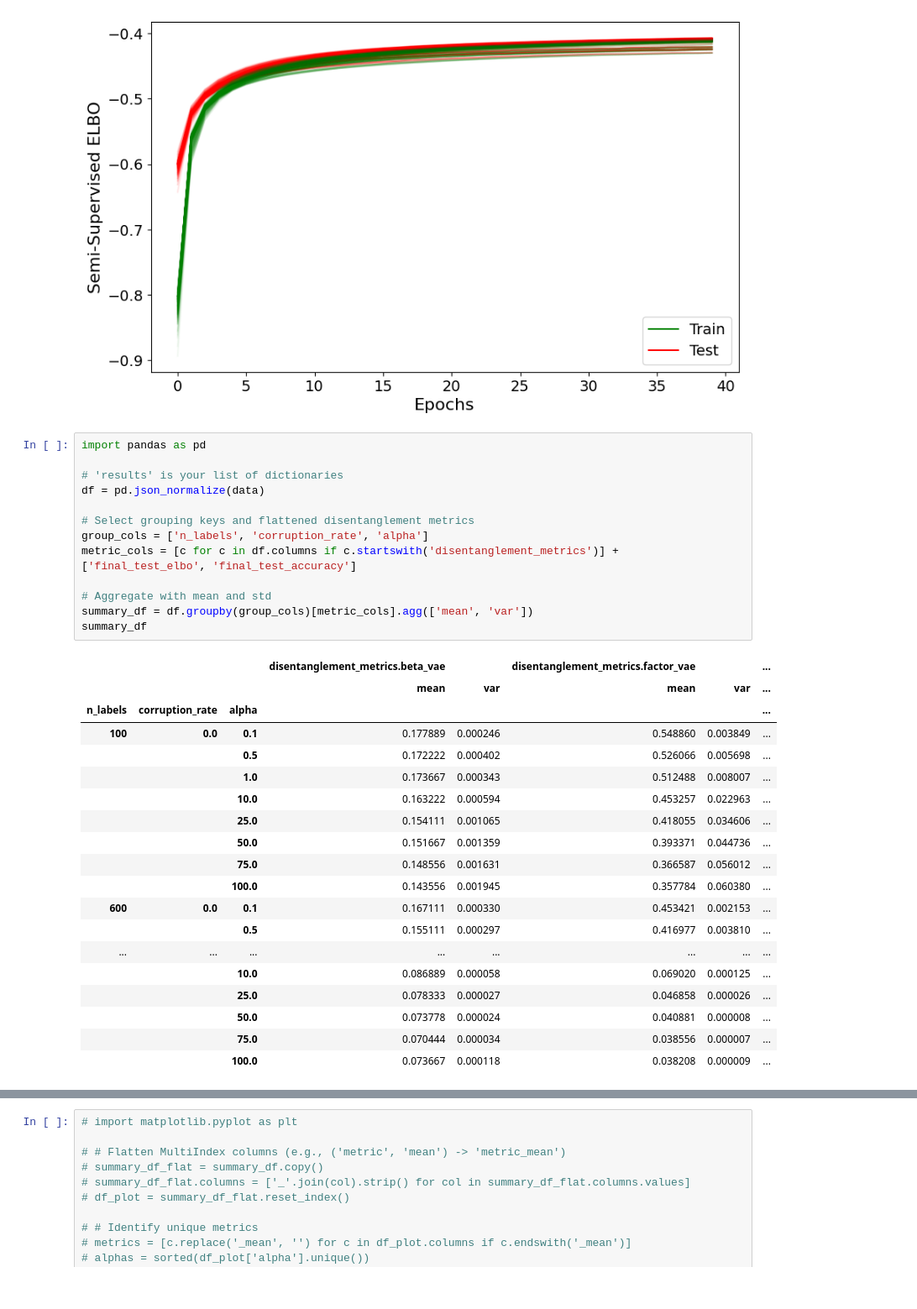
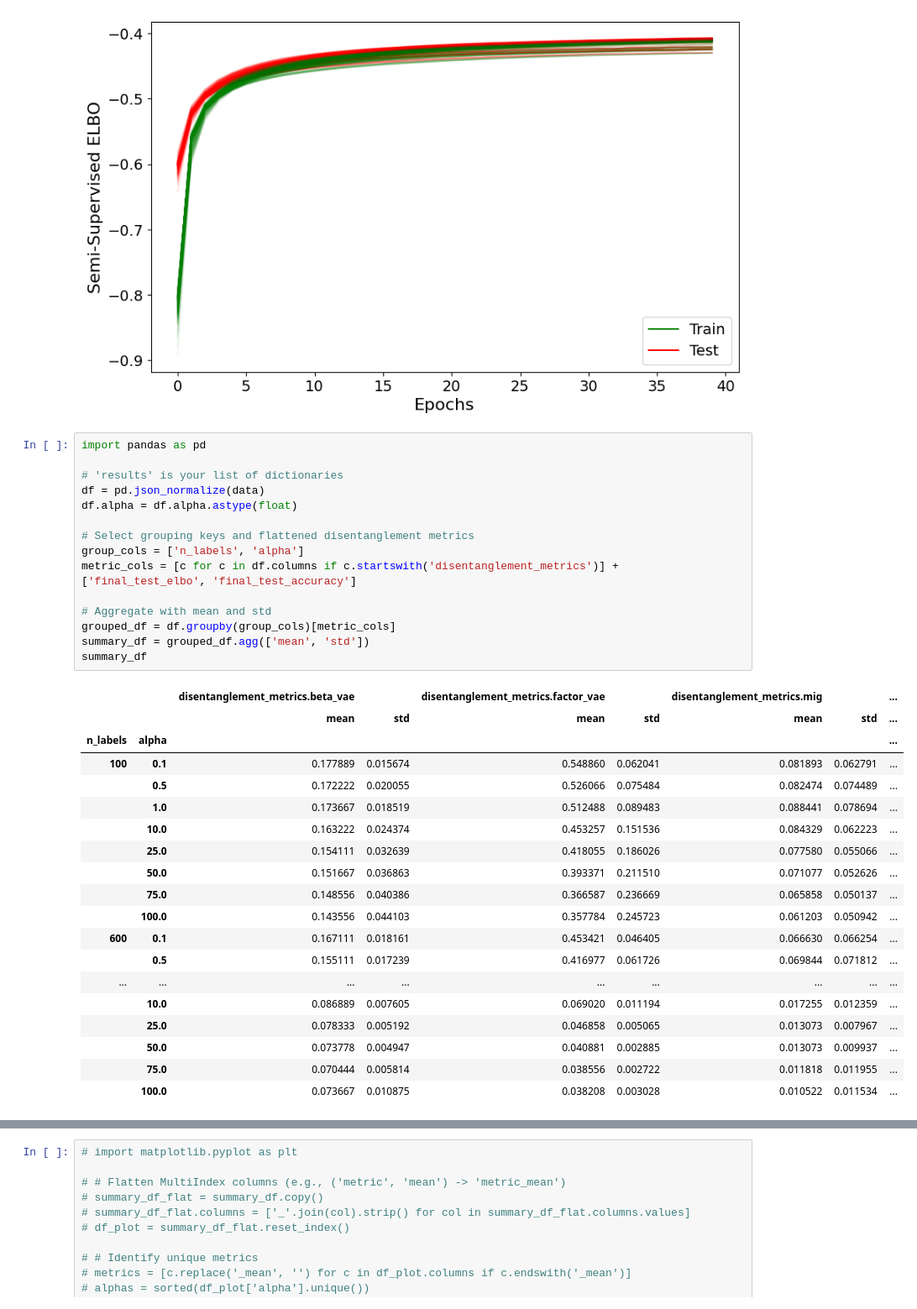
Before and after one commit to davidbhoffmann/ssvae, a Jupyter notebook: results/analysis.ipynb, the cells around one changed output, grey strips where cells are left out. Shown at 84% size. Saved outputs shown, nothing was run; the diff lists cells and outputs as text.

Commit message:
add results tables to apx

```diff
--- a/results/analysis.ipynb
+++ b/results/analysis.ipynb
@@ -34,33 +34,35 @@ plt.show()
 # %%
 import pandas as pd
 
 # 'results' is your list of dictionaries
 df = pd.json_normalize(data)
+df.alpha = df.alpha.astype(float)
 
 # Select grouping keys and flattened disentanglement metrics
-group_cols = ['n_labels', 'corruption_rate', 'alpha']
+group_cols = ['n_labels', 'alpha']
 metric_cols = [c for c in df.columns if c.startswith('disentanglement_metrics')] + ['final_test_elbo', 'final_test_accuracy']
 
 # Aggregate with mean and std
-summary_df = df.groupby(group_cols)[metric_cols].agg(['mean', 'var'])
+grouped_df = df.groupby(group_cols)[metric_cols]
+summary_df = grouped_df.agg(['mean', 'std'])
 summary_df
 # %% [output]
-|  |  |  | disentanglement_metrics.beta_vae |  | disentanglement_metrics.factor_vae |  | ... |
-|  |  |  | mean | var | mean | var | ... |
-| n_labels | corruption_rate | alpha |  |  |  |  | ... |
-| 100 | 0.0 | 0.1 | 0.177889 | 0.000246 | 0.548860 | 0.003849 | ... |
-|  |  | 0.5 | 0.172222 | 0.000402 | 0.526066 | 0.005698 | ... |
-|  |  | 1.0 | 0.173667 | 0.000343 | 0.512488 | 0.008007 | ... |
-|  |  | 10.0 | 0.163222 | 0.000594 | 0.453257 | 0.022963 | ... |
-|  |  | 25.0 | 0.154111 | 0.001065 | 0.418055 | 0.034606 | ... |
-|  |  | 50.0 | 0.151667 | 0.001359 | 0.393371 | 0.044736 | ... |
-|  |  | 75.0 | 0.148556 | 0.001631 | 0.366587 | 0.056012 | ... |
-|  |  | 100.0 | 0.143556 | 0.001945 | 0.357784 | 0.060380 | ... |
-| 600 | 0.0 | 0.1 | 0.167111 | 0.000330 | 0.453421 | 0.002153 | ... |
-|  |  | 0.5 | 0.155111 | 0.000297 | 0.416977 | 0.003810 | ... |
-| ... | ... | ... | ... | ... | ... | ... | ... |
-|  |  | 10.0 | 0.086889 | 0.000058 | 0.069020 | 0.000125 | ... |
-|  |  | 25.0 | 0.078333 | 0.000027 | 0.046858 | 0.000026 | ... |
-|  |  | 50.0 | 0.073778 | 0.000024 | 0.040881 | 0.000008 | ... |
-|  |  | 75.0 | 0.070444 | 0.000034 | 0.038556 | 0.000007 | ... |
-|  |  | 100.0 | 0.073667 | 0.000118 | 0.038208 | 0.000009 | ... |
+|  |  | disentanglement_metrics.beta_vae |  | disentanglement_metrics.factor_vae |  | disentanglement_metrics.mig |  | ... |
+|  |  | mean | std | mean | std | mean | std | ... |
+| n_labels | alpha |  |  |  |  |  |  | ... |
+| 100 | 0.1 | 0.177889 | 0.015674 | 0.548860 | 0.062041 | 0.081893 | 0.062791 | ... |
+|  | 0.5 | 0.172222 | 0.020055 | 0.526066 | 0.075484 | 0.082474 | 0.074489 | ... |
+|  | 1.0 | 0.173667 | 0.018519 | 0.512488 | 0.089483 | 0.088441 | 0.078694 | ... |
+|  | 10.0 | 0.163222 | 0.024374 | 0.453257 | 0.151536 | 0.084329 | 0.062223 | ... |
+|  | 25.0 | 0.154111 | 0.032639 | 0.418055 | 0.186026 | 0.077580 | 0.055066 | ... |
+|  | 50.0 | 0.151667 | 0.036863 | 0.393371 | 0.211510 | 0.071077 | 0.052626 | ... |
+|  | 75.0 | 0.148556 | 0.040386 | 0.366587 | 0.236669 | 0.065858 | 0.050137 | ... |
+|  | 100.0 | 0.143556 | 0.044103 | 0.357784 | 0.245723 | 0.061203 | 0.050942 | ... |
+| 600 | 0.1 | 0.167111 | 0.018161 | 0.453421 | 0.046405 | 0.066630 | 0.066254 | ... |
+|  | 0.5 | 0.155111 | 0.017239 | 0.416977 | 0.061726 | 0.069844 | 0.071812 | ... |
+| ... | ... | ... | ... | ... | ... | ... | ... | ... |
+|  | 10.0 | 0.086889 | 0.007605 | 0.069020 | 0.011194 | 0.017255 | 0.012359 | ... |
+|  | 25.0 | 0.078333 | 0.005192 | 0.046858 | 0.005065 | 0.013073 | 0.007967 | ... |
+|  | 50.0 | 0.073778 | 0.004947 | 0.040881 | 0.002885 | 0.013073 | 0.009937 | ... |
+|  | 75.0 | 0.070444 | 0.005814 | 0.038556 | 0.002722 | 0.011818 | 0.011955 | ... |
+|  | 100.0 | 0.073667 | 0.010875 | 0.038208 | 0.003028 | 0.010522 | 0.011534 | ... |
```
Also changed, not shown: parts of 5 cells of this notebook, 9 other files.
